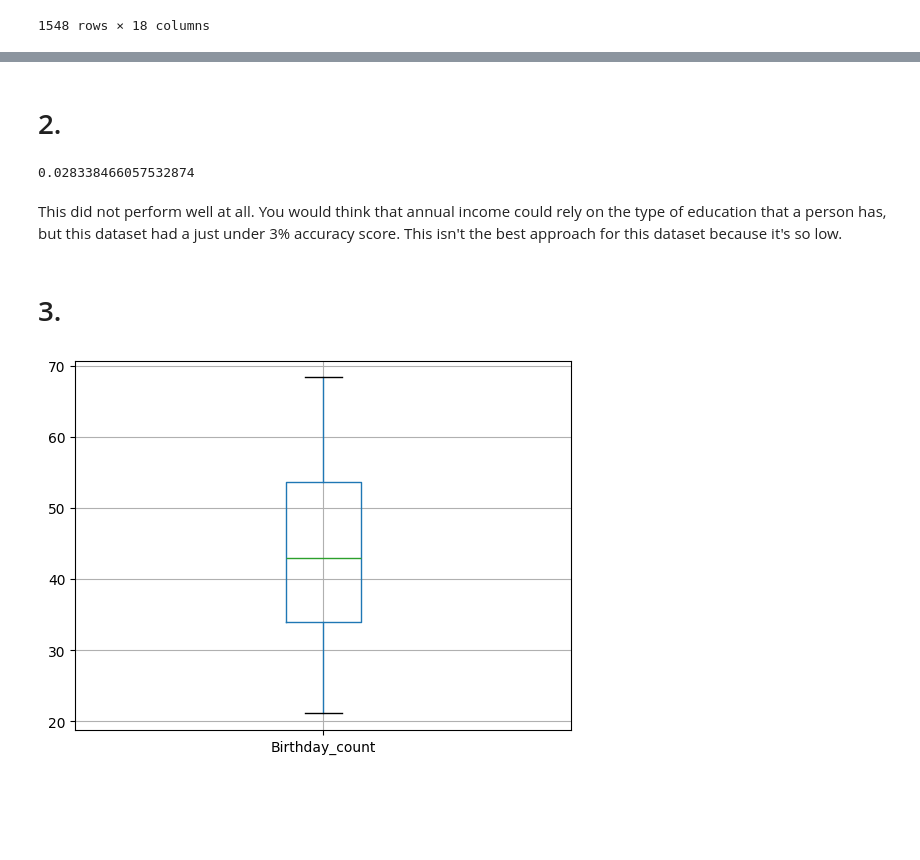
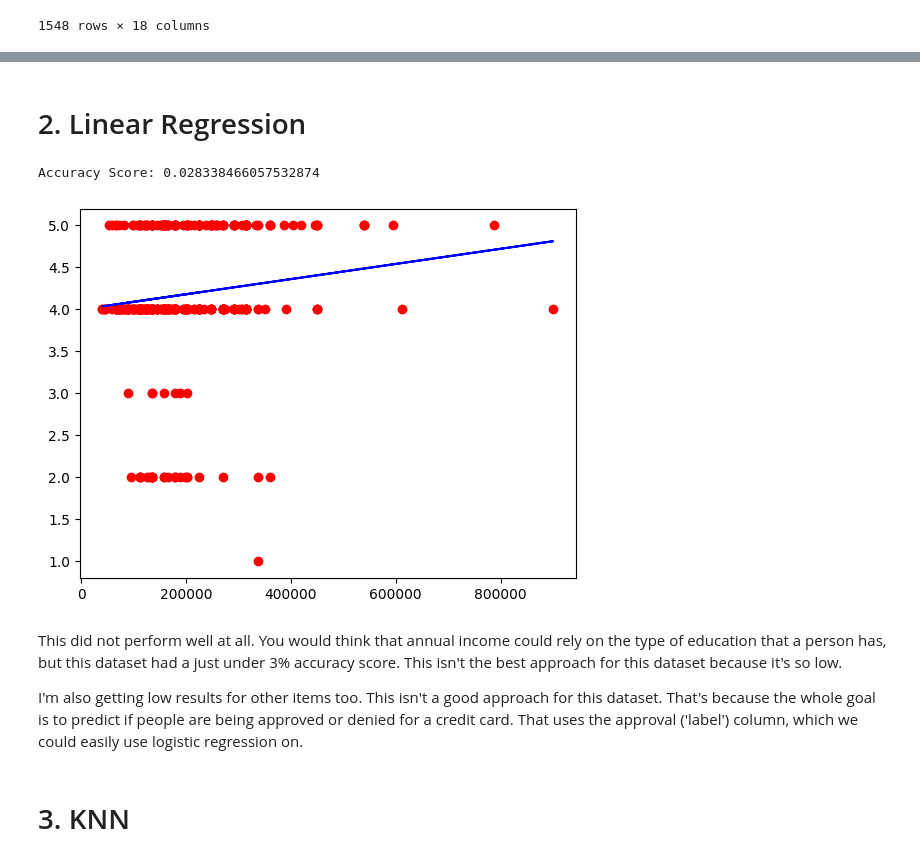
Before and after one commit to Carterdel/carterdelargy_csci_1070, a Jupyter notebook: week_6_homework.ipynb, the cells around one changed output, grey strips where cells are left out. Cells and saved outputs as stored; diff of their text form; code cells hidden in the pictures; blank space fills up the shorter version.

```diff
--- a/week_6_homework.ipynb
+++ b/week_6_homework.ipynb
@@ -92,29 +88,46 @@ standardize()
 # %% [markdown]
-# 2.
+# 2. Linear Regression
 # %%
 from sklearn.model_selection import train_test_split
 from sklearn.linear_model import LinearRegression
 
-credit_df_linreg = credit_df[['EDUCATION','Annual_income']]
-X = np.array(credit_df['Annual_income']).reshape(-1,1)
-y = np.array(credit_df['EDUCATION']).reshape(-1,1)
+# credit_df_linreg = credit_df[['EDUCATION','Annual_income']]
+# X = np.array(credit_df['Annual_income']).reshape(-1,1)
+# y = np.array(credit_df['EDUCATION']).reshape(-1,1)
 
-X_train, X_test, y_train, y_test = train_test_split(X, y, test_size=0.3, random_state=13)
-regression_model = LinearRegression()
-regression_model.fit(X_train, y_train)
-y_pred = regression_model.predict(X_test)
-accuracy_score = regression_model.score(X_test, y_test)
-print(accuracy_score)
+# X_train, X_test, y_train, y_test = train_test_split(X, y, test_size=0.3, random_state=13)
+# regression_model = LinearRegression()
+# regression_model.fit(X_train, y_train)
+# y_pred = regression_model.predict(X_test)
+# accuracy_score = regression_model.score(X_test, y_test)
+# print(accuracy_score)
-# %% [output]
-0.028338466057532874
+# %%
+def linear_regression(X_column: str, y_column: str) -> str:
+    X = np.array(X_column).reshape(-1,1)
+    y = np.array(y_column).reshape(-1,1)
+
+    X_train, X_test, y_train, y_test = train_test_split(X, y, test_size=0.3, random_state=13)
+    regression_model = LinearRegression()
+    regression_model.fit(X_train, y_train)
+    y_pred = regression_model.predict(X_test)
+    accuracy_score = regression_model.score(X_test, y_test)
+    print('Accuracy Score:', accuracy_score)
+    plt.scatter(X_test, y_test, color = 'r')
+    plt.plot(X_test, y_pred, color = 'b')
+# %%
+linear_regression(credit_df['Annual_income'], credit_df['EDUCATION'])
+# %% [output]
+Accuracy Score: 0.028338466057532874
+[figure, added]
 # %% [markdown]
 This did not perform well at all. You would think that annual income could rely on the type of education that a person has, but this dataset had a just under 3% accuracy score. This isn't the best approach for this dataset because it's so low.
+
+I'm also getting low results for other items too. This isn't a good approach for this dataset. That's because the whole goal is to predict if people are being approved or denied for a credit card. That uses the approval ('label') column, which we could easily use logistic regression on.
 # %% [markdown]
-# 3.
+# 3. KNN
 # %%
 from sklearn.neighbors import KNeighborsClassifier
+from sklearn.preprocessing import StandardScaler
 
-boxplot = credit_df.boxplot(column = ['Birthday_count'], return_type='axes')
+# boxplot = credit_df.boxplot(column = ['Birthday_count'], return_type='axes')
-# %% [output]
-[figure, removed]
 # %%
```
Also changed, not shown: parts of 34 cells of this notebook, 1 other file.
